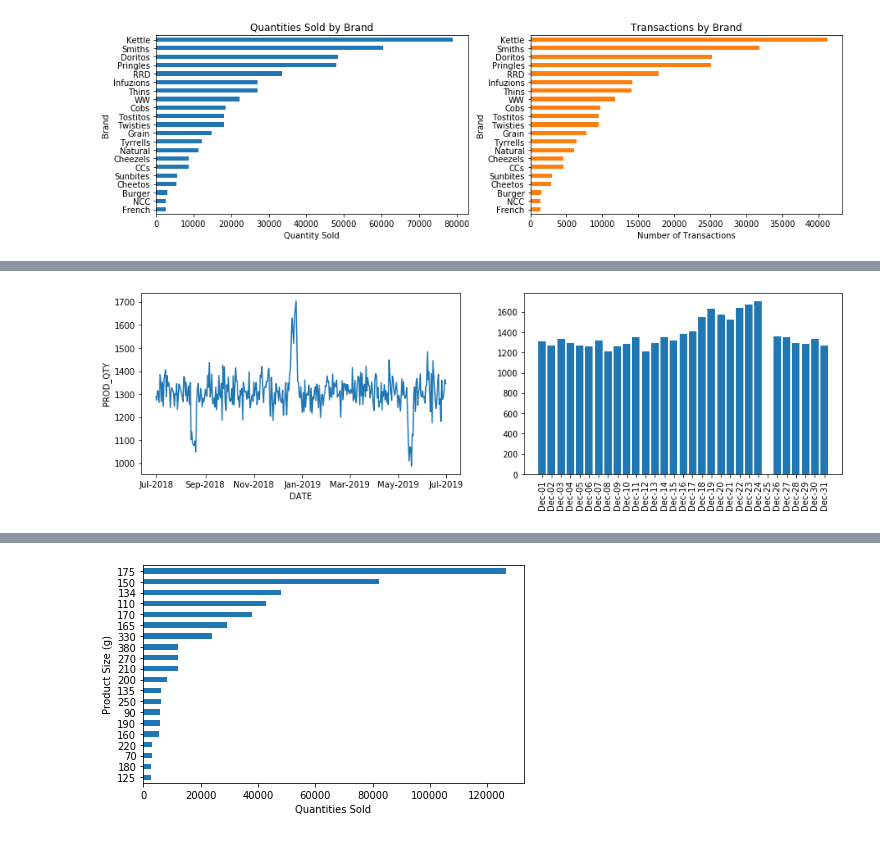
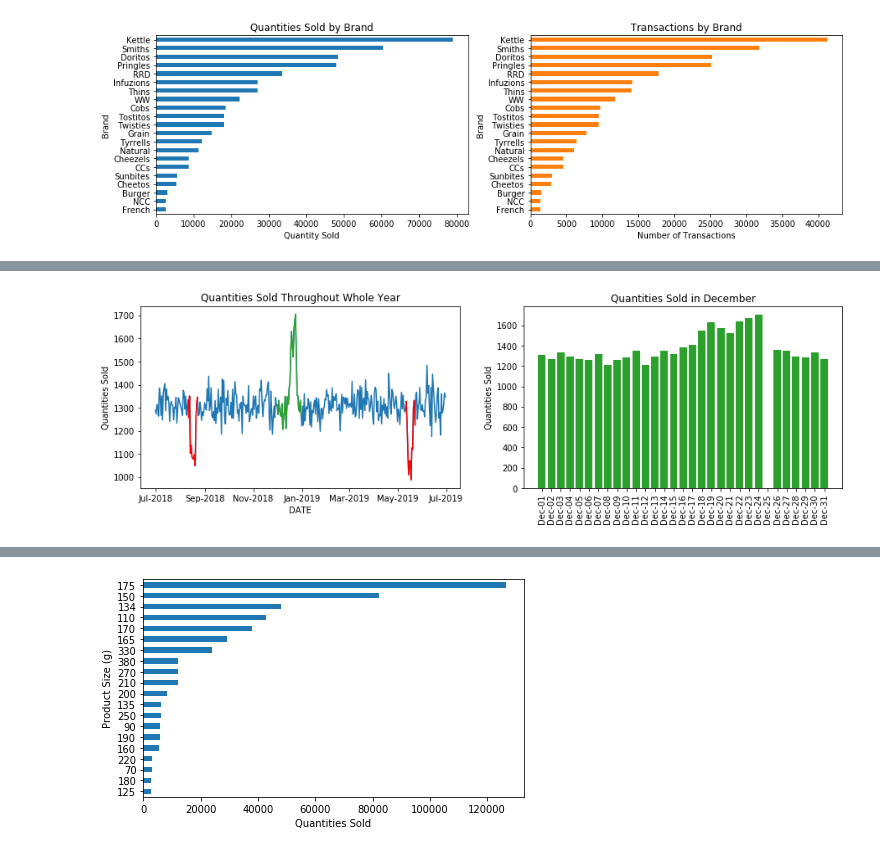
Before and after one commit to teyang-lau/Chips_Customer_Segmentation, a Jupyter notebook: Customer_Segmentation.ipynb, the cells around one changed output, grey strips where cells are left out. Saved outputs shown, nothing was run; the diff lists cells and outputs as text; code cells hidden in the pictures.

```diff
--- a/Customer_Segmentation.ipynb
+++ b/Customer_Segmentation.ipynb
@@ -246,27 +310,34 @@ plt.show()
 # %%
 ## Plot quantities sold by date
 bydate = dat.groupby('DATE').agg({'PROD_QTY': 'sum'}).reset_index()
 
 fig, axes = plt.subplots(nrows=1, ncols=2, figsize=(15,4))
 
 ax1=plt.subplot(121)
 sns.lineplot(x="DATE", y="PROD_QTY", data=bydate, ax=ax1)
 ax1.xaxis.set_major_formatter(mdates.DateFormatter("%b-%Y"))
+sns.lineplot(x="DATE", y="PROD_QTY", data=bydate[(bydate['DATE'] > '2018-11-30') & (bydate['DATE'] < '2019-01-01')], color='#2ca02c', ax=ax1)
+sns.lineplot(x="DATE", y="PROD_QTY", data=bydate[(bydate['DATE'] > '2018-08-10') & (bydate['DATE'] < '2018-08-24')], color='red', ax=ax1)
+sns.lineplot(x="DATE", y="PROD_QTY", data=bydate[(bydate['DATE'] > '2019-05-10') & (bydate['DATE'] < '2019-05-24')], color='red', ax=ax1)
+plt.ylabel('Quantities Sold')
+plt.title('Quantities Sold Throughout Whole Year')
 
 
 ## Plot December quantities sold
 # filter december
 december = bydate[bydate['DATE'].isin(pd.date_range(start="2018-12-01",end="2018-12-31").tolist())]
 
 # fill in missing dec data
 december = december.set_index('DATE').reindex(pd.date_range(start="2018-12-01",end="2018-12-31"), fill_value=0)
 
 ax2=plt.subplot(122)
-ax2.bar(december.index,december['PROD_QTY'])
+ax2.bar(december.index,december['PROD_QTY'],color='#2ca02c')
 ax2.set_xticks(december.index)
 ax2.xaxis.set_major_formatter(mdates.DateFormatter("%b-%d"))
 ax2.xaxis.set_minor_formatter(mdates.DateFormatter("%b-%d"))
 ax2.tick_params(axis='x', rotation=90)
+plt.ylabel('Quantities Sold')
+plt.title('Quantities Sold in December')
 plt.show()
 # %% [output]
-[figure, old version]
+[figure, new version]
```
Also changed, not shown: parts of 67 cells of this notebook, 2 other files.
